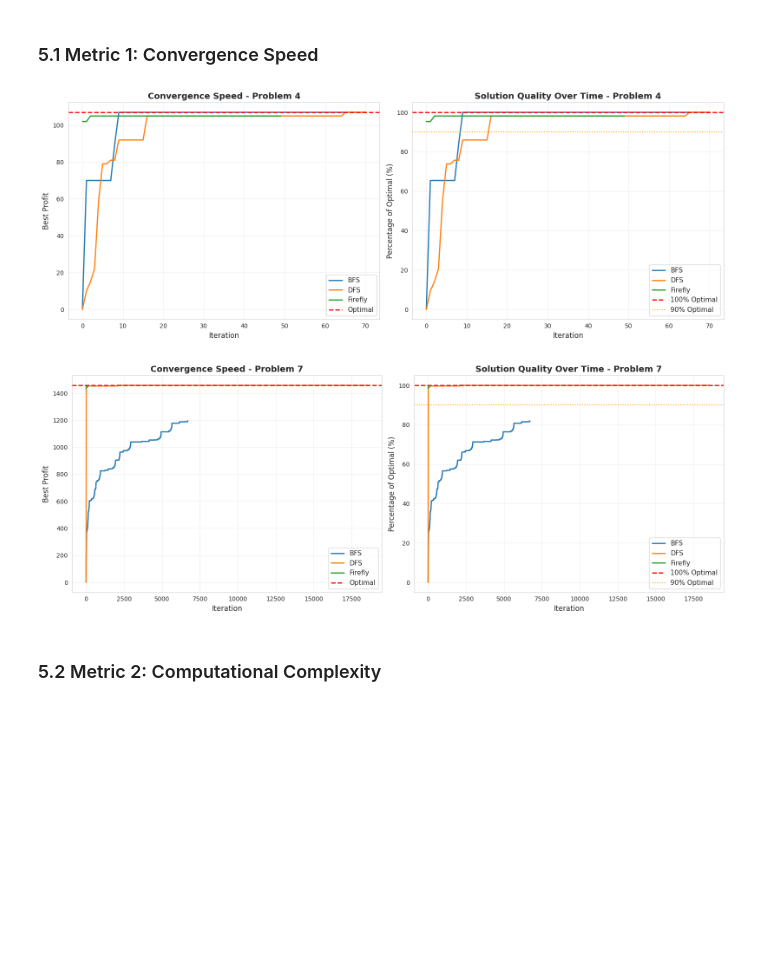
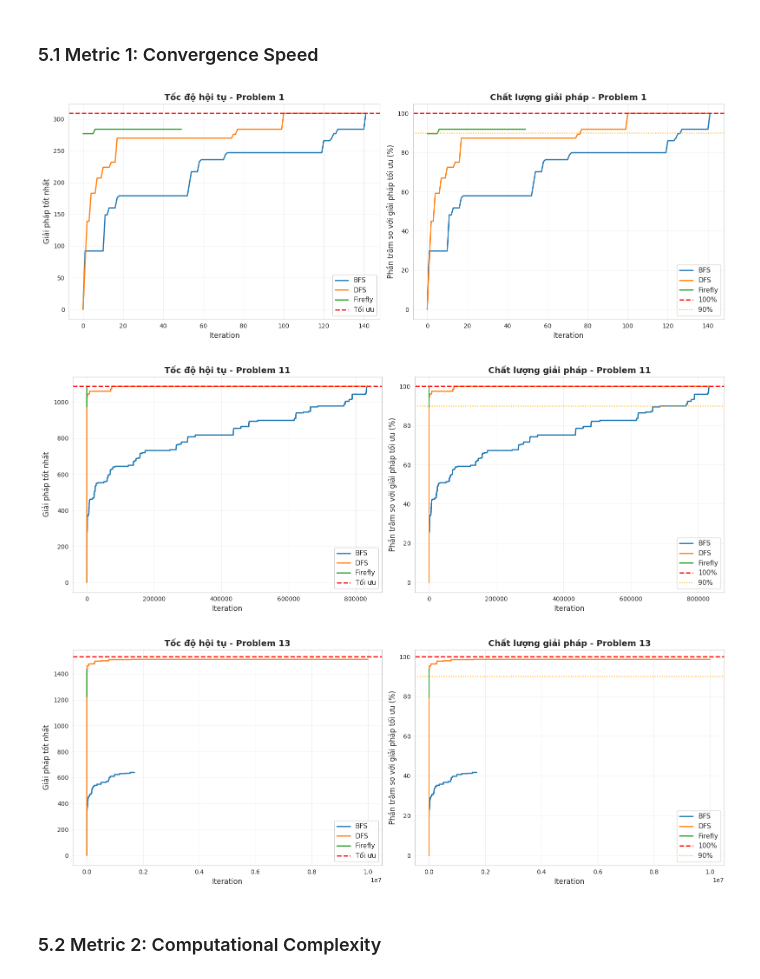
Before and after one commit to p1neapplechoco/search-algo, a Jupyter notebook: notebooks/knapsack_traditional_vs_firefly.ipynb, the cells around one changed output. Saved outputs shown, nothing was run; the diff lists cells and outputs as text; code cells hidden in the pictures; blank space fills up the shorter version.

```diff
--- a/notebooks/knapsack_traditional_vs_firefly.ipynb
+++ b/notebooks/knapsack_traditional_vs_firefly.ipynb
@@ -299,8 +299,8 @@ def run_comparison(problem_numbers, algorithms_config):
 small_problems = [1, 2, 3, 4]  # Problems with fewer items
 
 algorithms_config = {
-    "BFS": {"max_iterations": 50000},
-    "DFS": {"max_iterations": 50000},
+    "BFS": {"max_iterations": 1000000},
+    "DFS": {"max_iterations": 1000000},
     "Firefly": {
         "num_fireflies": 30,
         "num_generations": 50,
@@ -340,8 +340,8 @@ Running BFS...
 medium_problems = [5, 6, 7, 8]
 
 algorithms_config_medium = {
-    "BFS": {"max_iterations": 30000},
-    "DFS": {"max_iterations": 30000},
+    "BFS": {"max_iterations": 1000000},
+    "DFS": {"max_iterations": 1000000},
     "Firefly": {
         "num_fireflies": 50,
         "num_generations": 100,
@@ -381,8 +381,8 @@ Running BFS...
 large_problems = [11, 12, 13, 14]
 
 algorithms_config_large = {
-    "BFS": {"max_iterations": 20000},
-    "DFS": {"max_iterations": 20000},
+    "BFS": {"max_iterations": 10000000},
+    "DFS": {"max_iterations": 10000000},
     "Firefly": {
         "num_fireflies": 50,
         "num_generations": 150,
@@ -460,50 +460,51 @@ def plot_convergence(results_df, problem_num):
         y=problem_data.iloc[0]["Optimal Profit"],
         color="red",
         linestyle="--",
-        label="Optimal",
+        label="Tối ưu",
         linewidth=2,
     )
     ax1.set_xlabel("Iteration", fontsize=12)
-    ax1.set_ylabel("Best Profit", fontsize=12)
+    ax1.set_ylabel("Giải pháp tốt nhất", fontsize=12)
     ax1.set_title(
-        f"Convergence Speed - Problem {problem_num}", fontsize=14, fontweight="bold"
+        f"Tốc độ hội tụ - Problem {problem_num}", fontsize=14, fontweight="bold"
     )
     ax1.legend(fontsize=11)
     ax1.grid(True, alpha=0.3)
 
     # Plot 2: Time to reach percentage of optimal
     ax2 = axes[1]
     optimal_profit = problem_data.iloc[0]["Optimal Profit"]
 
     for _, row in problem_data.iterrows():
         history = row["Convergence History"]
         percentages = [h / optimal_profit * 100 for h in history]
         iterations = list(range(len(percentages)))
         ax2.plot(iterations, percentages, label=row["Algorithm"], linewidth=2)
 
-    ax2.axhline(y=100, color="red", linestyle="--", label="100% Optimal", linewidth=2)
-    ax2.axhline(y=90, color="orange", linestyle=":", label="90% Optimal", linewidth=1.5)
+    ax2.axhline(y=100, color="red", linestyle="--", label="100%", linewidth=2)
+    ax2.axhline(y=90, color="orange", linestyle=":", label="90%", linewidth=1.5)
     ax2.set_xlabel("Iteration", fontsize=12)
-    ax2.set_ylabel("Percentage of Optimal (%)", fontsize=12)
+    ax2.set_ylabel("Phần trăm so với giải pháp tối ưu (%)", fontsize=12)
     ax2.set_title(
-        f"Solution Quality Over Time - Problem {problem_num}",
+        f"Chất lượng giải pháp - Problem {problem_num}",
         fontsize=14,
         fontweight="bold",
     )
     ax2.legend(fontsize=11)
     ax2.grid(True, alpha=0.3)
 
     plt.tight_layout()
     plt.show()
 
 
 # Plot for different problem sizes
-for prob in [4, 7, 10]:
+for prob in [1, 11, 13]:
     if prob in all_results["Problem"].values:
         plot_convergence(all_results, prob)
 # %% [output]
-[figure, old version]
+[figure, new version]
-[figure, old version]
+[figure, new version]
+[figure, added]
 # %% [markdown]
 ### 5.2 Metric 2: Computational Complexity
 # %%
```
Also changed, not shown: parts of 9 cells of this notebook, 21 other files.
